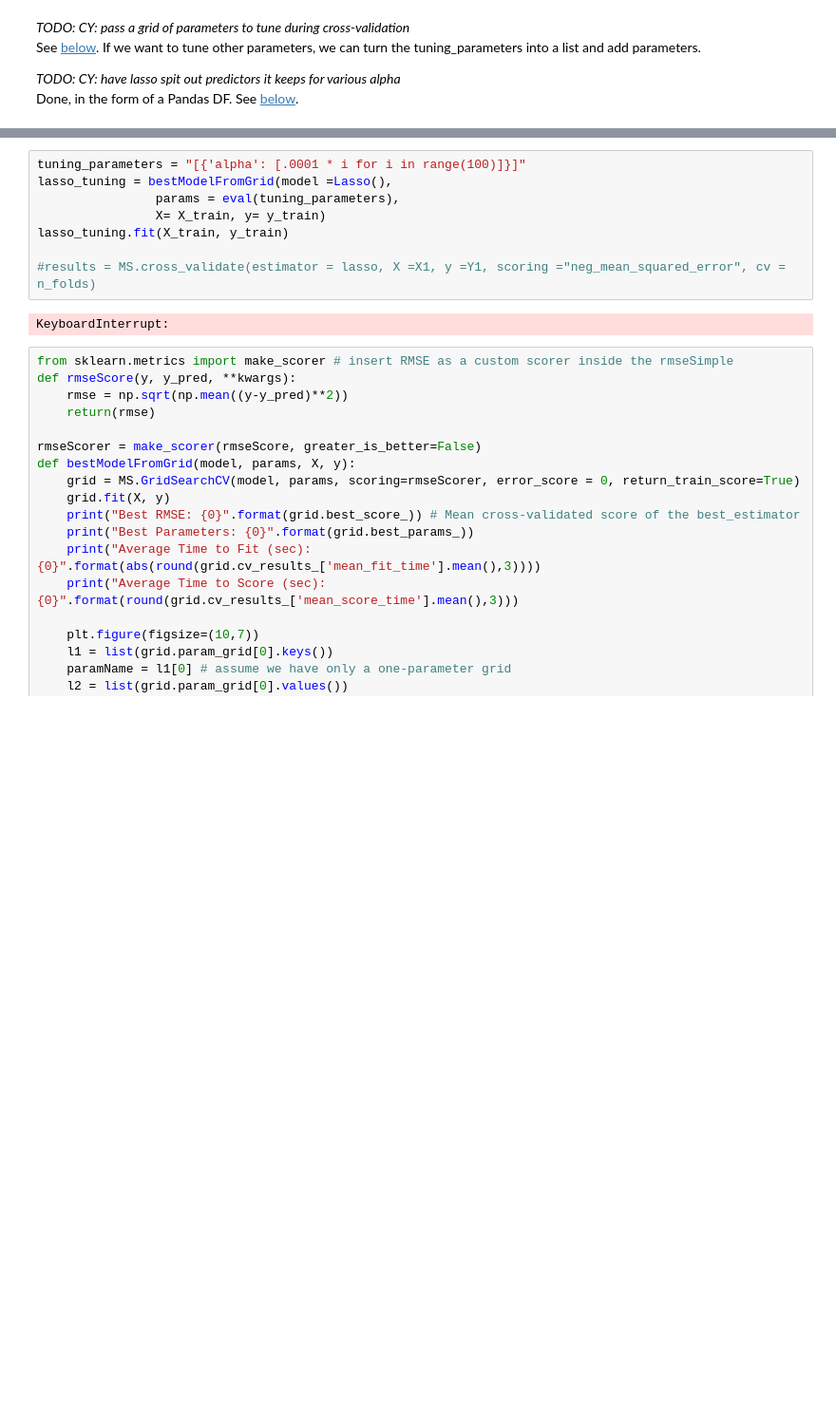
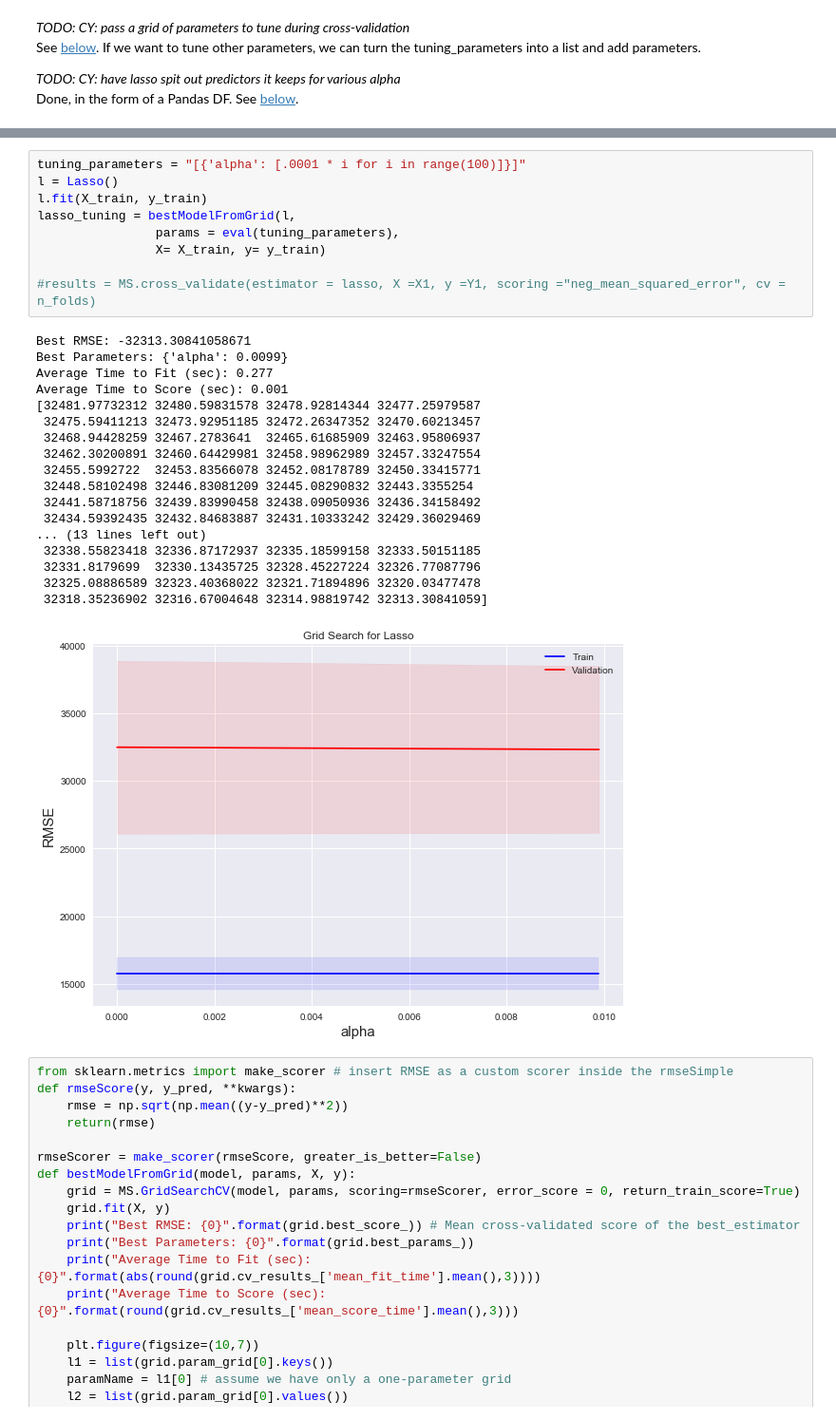
Before and after one commit to bircanfarro/Project_Makbi, a Jupyter notebook: LogarithmicSearch.ipynb, the cells around one changed output, grey strips where cells are left out. Shown at 95% size. Saved outputs shown, nothing was run; the diff lists cells and outputs as text; blank space fills up the shorter version.

```diff
--- a/LogarithmicSearch.ipynb
+++ b/LogarithmicSearch.ipynb
@@ -319,14 +319,32 @@ Done, in the form of a Pandas DF. See <a href="#predictors">below</a>.
 <p><a name="tuning"></a></p>
 # %%
 tuning_parameters = "[{'alpha': [.0001 * i for i in range(100)]}]"
-lasso_tuning = bestModelFromGrid(model =Lasso(),
+l = Lasso()
+l.fit(X_train, y_train)
+lasso_tuning = bestModelFromGrid(l,
                 params = eval(tuning_parameters),
                 X= X_train, y= y_train)
-lasso_tuning.fit(X_train, y_train)
 
 #results = MS.cross_validate(estimator = lasso, X =X1, y =Y1, scoring ="neg_mean_squared_error", cv = n_folds)
 # %% [output]
-KeyboardInterrupt:
+Best RMSE: -32313.30841058671
+Best Parameters: {'alpha': 0.0099}
+Average Time to Fit (sec): 0.277
+Average Time to Score (sec): 0.001
+[32481.97732312 32480.59831578 32478.92814344 32477.25979587
+ 32475.59411213 32473.92951185 32472.26347352 32470.60213457
+ 32468.94428259 32467.2783641  32465.61685909 32463.95806937
+ 32462.30200891 32460.64429981 32458.98962989 32457.33247554
+ 32455.5992722  32453.83566078 32452.08178789 32450.33415771
+ 32448.58102498 32446.83081209 32445.08290832 32443.3355254
+ 32441.58718756 32439.83990458 32438.09050936 32436.34158492
+ 32434.59392435 32432.84683887 32431.10333242 32429.36029469
+... (13 lines left out)
+ 32338.55823418 32336.87172937 32335.18599158 32333.50151185
+ 32331.8179699  32330.13435725 32328.45227224 32326.77087796
+ 32325.08886589 32323.40368022 32321.71894896 32320.03477478
+ 32318.35236902 32316.67004648 32314.98819742 32313.30841059]
+[figure, added]
 # %%
 from sklearn.metrics import make_scorer # insert RMSE as a custom scorer inside the rmseSimple
 def rmseScore(y, y_pred, **kwargs):
```
Also changed, not shown: parts of 3 cells of this notebook.
